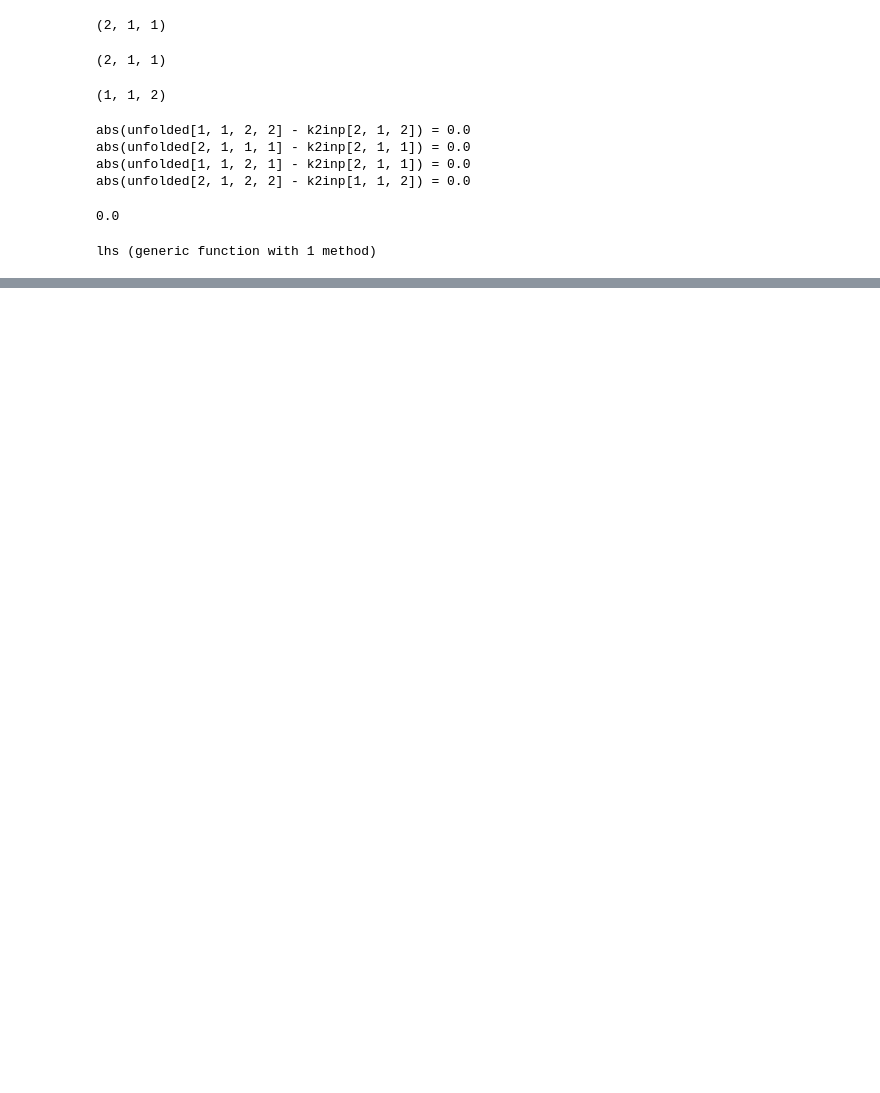
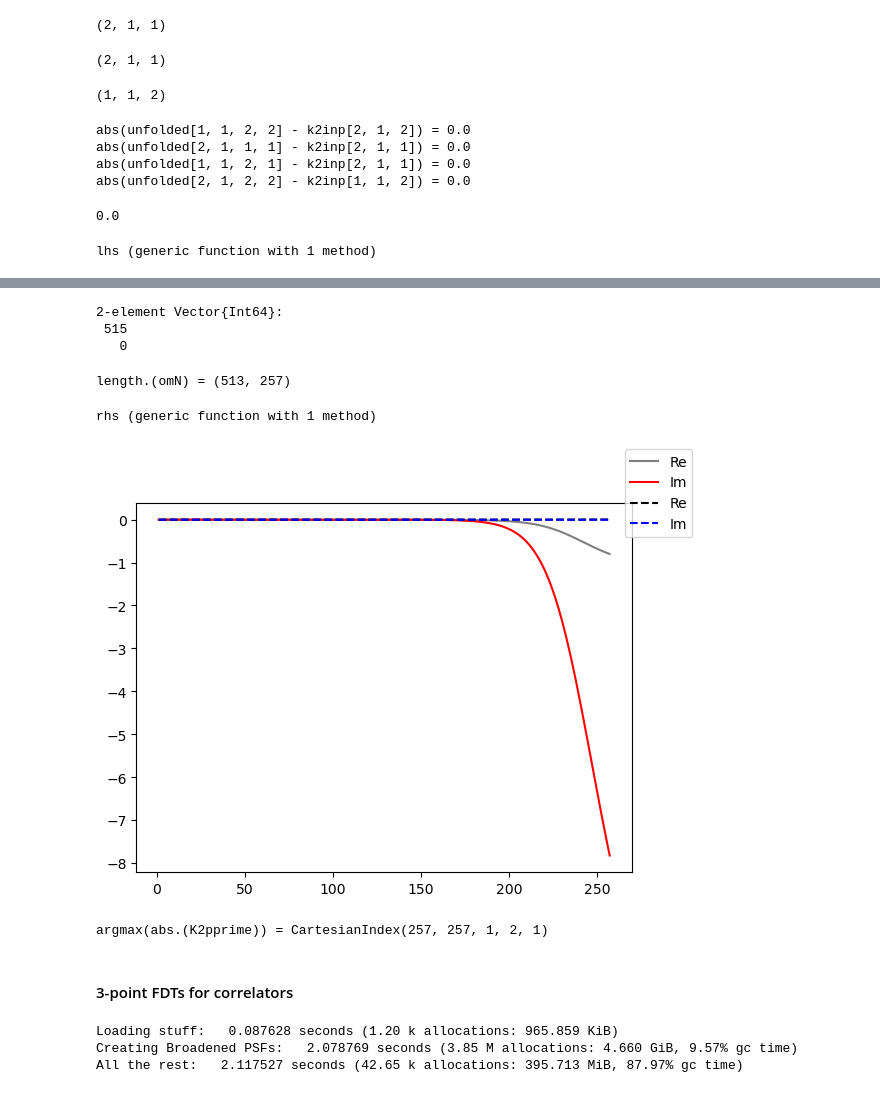
Before and after one commit to MFrankenbach/TCI4Keldysh, a Jupyter notebook: scripts/K2FDTs.ipynb, the cells around one changed output, grey strips where cells are left out. Saved outputs shown, nothing was run; the diff lists cells and outputs as text; code cells hidden in the pictures; blank space fills up the shorter version.

```diff
--- a/scripts/K2FDTs.ipynb
+++ b/scripts/K2FDTs.ipynb
@@ -197,0 +230,14 @@ rhs (generic function with 1 method)
+# %%
+ommax = 0.005
+R = 8
+prime = true
+ωs_ext = ntuple(_ -> TCI4Keldysh.KF_grid_bos(ommax, R), 2)
+
+K2pprime = TCI4Keldysh.precompute_K2r(
+        PSFpath, flavor_idx, "KF";
+        ωs_ext=ωs_ext,
+        channel=channel,
+        prime=prime,
+        broadening_kwargs...
+        )
+nothing
@@ -197,0 +262,41 @@ rhs (generic function with 1 method)
+# %%
+Ntrafo = [-1 -1; 0 1]
+ωconvMat = TCI4Keldysh.channel_trafo(channel)
+β = TCI4Keldysh.dir_to_beta(PSFpath)
+omN, shift = TCI4Keldysh.trafo_grids_offset(ωs_ext, Ntrafo);
+@show length.(omN)
+display(shift)
+# %% [output]
+2-element Vector{Int64}:
+ 515
+   0
+length.(omN) = (513, 257)
+# %%
+sig = 1.0
+N2(w1::Int,w2::Int) = tanh(β*omN[1][(Ntrafo * [w1,w2] .+ shift)[1]]/2)
+N4(w1::Int,w2::Int) = tanh(β*omN[2][(Ntrafo * [w1,w2] .+ shift)[2]]/2)
+function lhs(w1::Int, w2::Int)
+    return K2pprime[w1,w2,2,1,2] - sig*K2pprime[w1,w2,1,1,2] +  N2(w1,w2) * K2pprime[w1,w2,2,2,2]
+end
+
+function rhs(w1::Int, w2::Int)
+    return ((-sig + N2(w1,w2))/(sig+N4(w1,w2)))*conj(K2pprime[w1,w2,2,2,1] + sig*K2pprime[w1,w2,1,2,1] + N4(w1,w2)*K2pprime[w1,w2,1,1,2])
+end
+# %% [output]
+rhs (generic function with 1 method)
+# %%
+fig, axs = subplots()
+ws = 1:2^8+1
+nn = 1.0
+axs.plot(ws, real.(rhs.(ws,17)) ./ nn; label="Re", color="gray")
+axs.plot(ws, imag.(rhs.(ws,17)) ./ nn; label="Im", color="red")
+axs.plot(ws, real.(lhs.(ws,17)) ./ nn; linestyle="--", color="black", label="Re")
+axs.plot(ws, imag.(lhs.(ws,17)) ./ nn; linestyle="--", color="blue", label="Im")
+@show argmax(abs.(K2pprime))
+fig.legend()
+display(fig)
+# %% [output]
+[figure, added]
+argmax(abs.(K2pprime)) = CartesianIndex(257, 257, 1, 2, 1)
+# %% [markdown]
+#### 3-point FDTs for correlators
@@ -197,0 +314,16 @@ rhs (generic function with 1 method)
+# %%
+# compute correlator
+R = 8
+ommax = 0.01
+ωs_ext = ntuple(_ -> TCI4Keldysh.KF_grid_bos(ommax, R), 2)
+T = TCI4Keldysh.dir_to_T(PSFpath)
+ops = ["Q12", "F3", "F3dag"]
+G = TCI4Keldysh.FullCorrelator_KF(
+    PSFpath, ops;
+    T=T, flavor_idx=flavor_idx, ωs_ext=ωs_ext, ωconvMat=TCI4Keldysh.channel_trafo_K2(channel, prime), γ=γ, sigmak=sigmak, broadening_kwargs...
+    )
+Gval = TCI4Keldysh.precompute_all_values(G);
+# %% [output]
+Loading stuff:   0.087628 seconds (1.20 k allocations: 965.859 KiB)
+Creating Broadened PSFs:   2.078769 seconds (3.85 M allocations: 4.660 GiB, 9.57% gc time)
+All the rest:   2.117527 seconds (42.65 k allocations: 395.713 MiB, 87.97% gc time)
```
Also changed, not shown: parts of 14 cells of this notebook.
